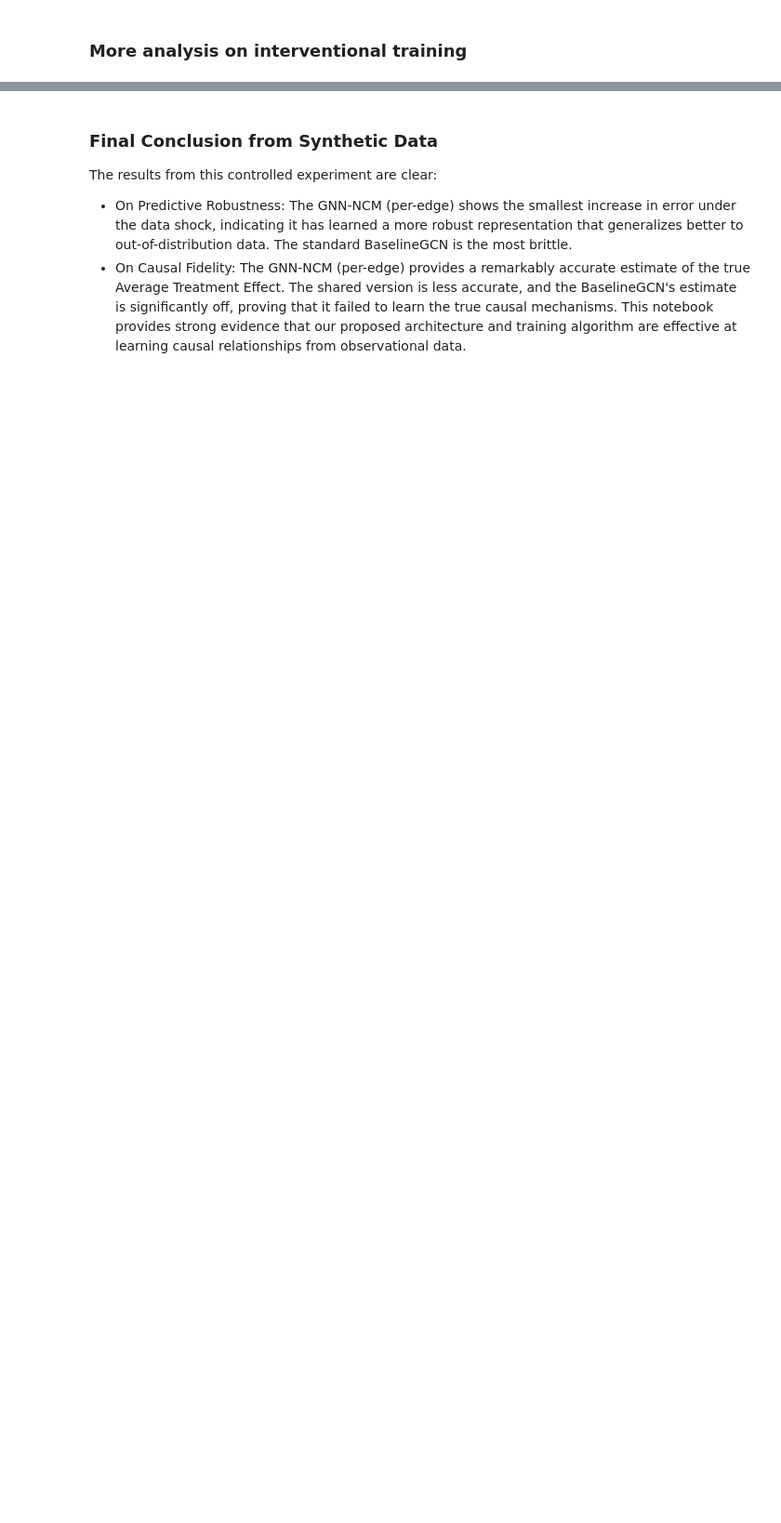
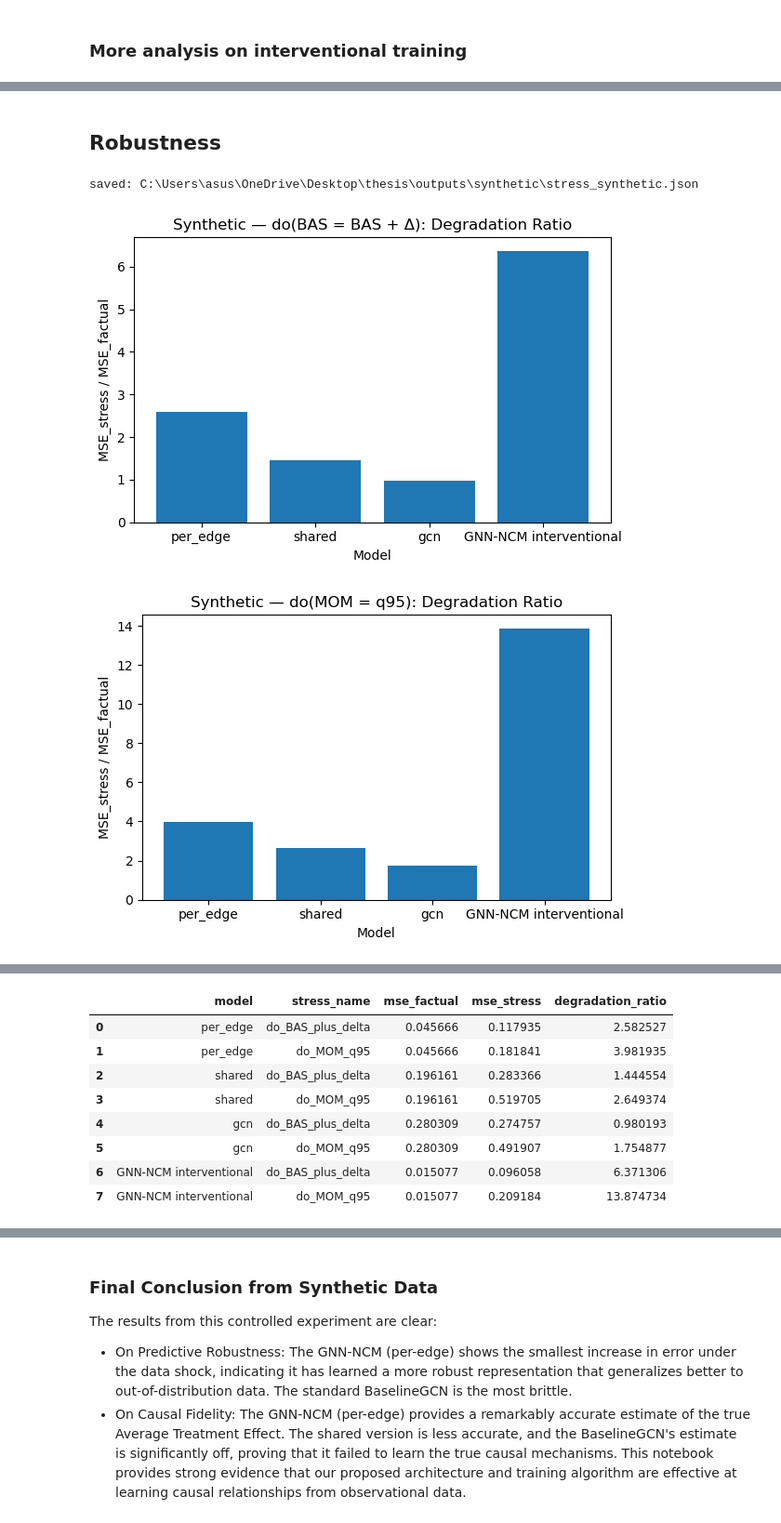
Before and after one commit to utkubah/causal-interventional-gnn, a Jupyter notebook: notebooks/synthetic_dataset_analysis.ipynb, the cells around one changed output, grey strips where cells are left out. Shown: that part at 93% size. Drawn from its saved outputs; the diff is of its cells as text; code cells hidden in the pictures; blank space fills up the shorter version.

```diff
--- a/notebooks/synthetic_dataset_analysis.ipynb
+++ b/notebooks/synthetic_dataset_analysis.ipynb
@@ -791,0 +760,16 @@ Effect-matrix MSE=0.007848 | Pearson r=0.9357
+# %%
+import os, json, pandas as pd, numpy as np
+
+
+from pathlib import Path
+import sys
+
+PROJECT_ROOT = Path().resolve().parent
+if str(PROJECT_ROOT) not in sys.path:
+    sys.path.insert(0, str(PROJECT_ROOT))
+
+OUT_SYN = PROJECT_ROOT /"outputs" / "synthetic"
+os.makedirs(OUT_SYN, exist_ok=True)
+
+ate_df_ext.to_csv(os.path.join(OUT_SYN, "ate_table_VOL.csv"), index=False)
+print("Saved synthetic ATE artifacts to", OUT_SYN)
@@ -791,0 +778,2 @@ Effect-matrix MSE=0.007848 | Pearson r=0.9357
+# %% [markdown]
+## Robustness
@@ -791,0 +844,52 @@ Effect-matrix MSE=0.007848 | Pearson r=0.9357
+# %%
+
+
+stress = {name: stress_degradation(m, val_loader, ops) for name, m in models.items()}
+with open(os.path.join(OUT_SYN, "stress_synthetic.json"), "w") as f:
+    json.dump(stress, f, indent=2)
+print("saved:", os.path.join(OUT_SYN, "stress_synthetic.json"))
+
+# --- tidy df for plotting ---
+rows = []
+for model_name, lst in stress.items():
+    for d in lst:
+        r = d.copy(); r["model"] = model_name
+        rows.append(r)
+df = pd.DataFrame(rows)[["model","stress_name","mse_factual","mse_stress","degradation_ratio"]]
+df.to_csv(os.path.join(OUT_SYN, "stress_results_tidy.csv"), index=False)
+
+# --- Plot 1: degradation ratio under do(BAS = BAS + Δ) ---
+plt.figure(figsize=(6,4))
+subset = df[df["stress_name"]=="do_BAS_plus_delta"]
+plt.bar(subset["model"], subset["degradation_ratio"])
+plt.title("Synthetic — do(BAS = BAS + Δ): Degradation Ratio")
+plt.xlabel("Model"); plt.ylabel("MSE_stress / MSE_factual")
+plt.tight_layout()
+plt.savefig(os.path.join(OUT_SYN, "stress_degradation_do_BAS.png"), dpi=150)
+plt.show()
+
+# --- Plot 2: degradation ratio under do(MOM = q95) ---
+plt.figure(figsize=(6,4))
+subset2 = df[df["stress_name"]=="do_MOM_q95"]
+plt.bar(subset2["model"], subset2["degradation_ratio"])
+plt.title("Synthetic — do(MOM = q95): Degradation Ratio")
+plt.xlabel("Model"); plt.ylabel("MSE_stress / MSE_factual")
+plt.tight_layout()
+plt.savefig(os.path.join(OUT_SYN, "stress_degradation_do_MOM.png"), dpi=150)
+plt.show()
+
+# --- Plot 3: factual MSE by model (context for ratios) ---
+plt.figure(figsize=(6,4))
+mse_factual = df.groupby("model")["mse_factual"].mean().reset_index()
+plt.bar(mse_factual["model"], mse_factual["mse_factual"])
+plt.title("Synthetic — Factual MSE (Val split)")
+plt.xlabel("Model"); plt.ylabel("MSE (factual)")
+plt.tight_layout()
+plt.savefig(os.path.join(OUT_SYN, "factual_mse.png"), dpi=150)
+plt.show()
+
+df
+# %% [output]
+saved: C:\Users\asus\OneDrive\Desktop\thesis\outputs\synthetic\stress_synthetic.json
+[figure, added]
+[figure, added]
@@ -791,0 +897,9 @@ Effect-matrix MSE=0.007848 | Pearson r=0.9357
+|  | model | stress_name | mse_factual | mse_stress | degradation_ratio |
+| 0 | per_edge | do_BAS_plus_delta | 0.045666 | 0.117935 | 2.582527 |
+| 1 | per_edge | do_MOM_q95 | 0.045666 | 0.181841 | 3.981935 |
+| 2 | shared | do_BAS_plus_delta | 0.196161 | 0.283366 | 1.444554 |
+| 3 | shared | do_MOM_q95 | 0.196161 | 0.519705 | 2.649374 |
+| 4 | gcn | do_BAS_plus_delta | 0.280309 | 0.274757 | 0.980193 |
+| 5 | gcn | do_MOM_q95 | 0.280309 | 0.491907 | 1.754877 |
+| 6 | GNN-NCM interventional | do_BAS_plus_delta | 0.015077 | 0.096058 | 6.371306 |
+| 7 | GNN-NCM interventional | do_MOM_q95 | 0.015077 | 0.209184 | 13.874734 |
```
Also changed, not shown: parts of 13 cells of this notebook, 5 other files.
